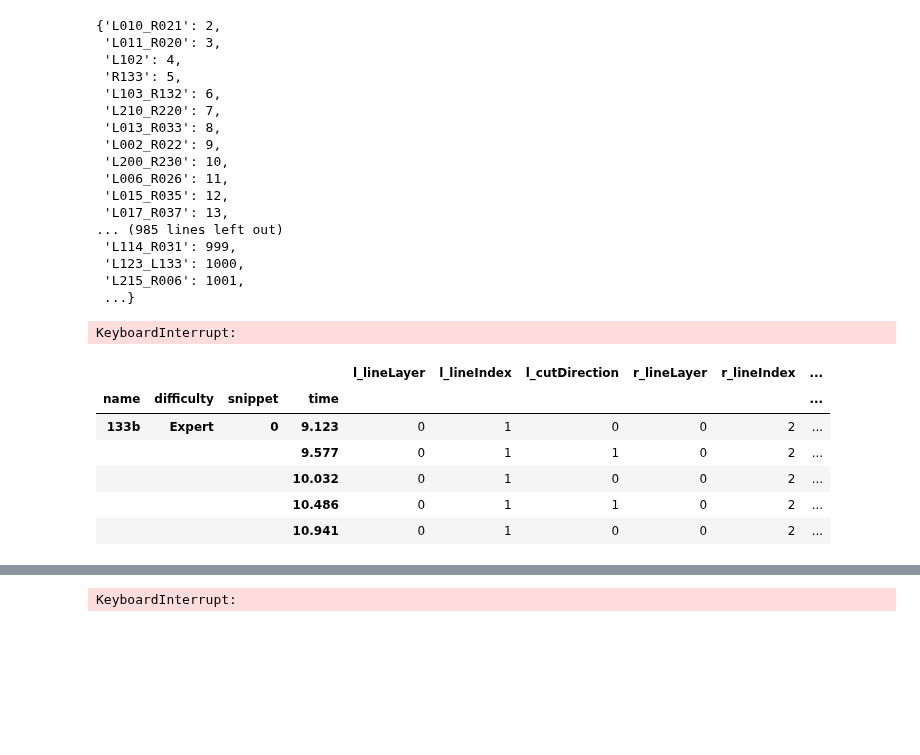
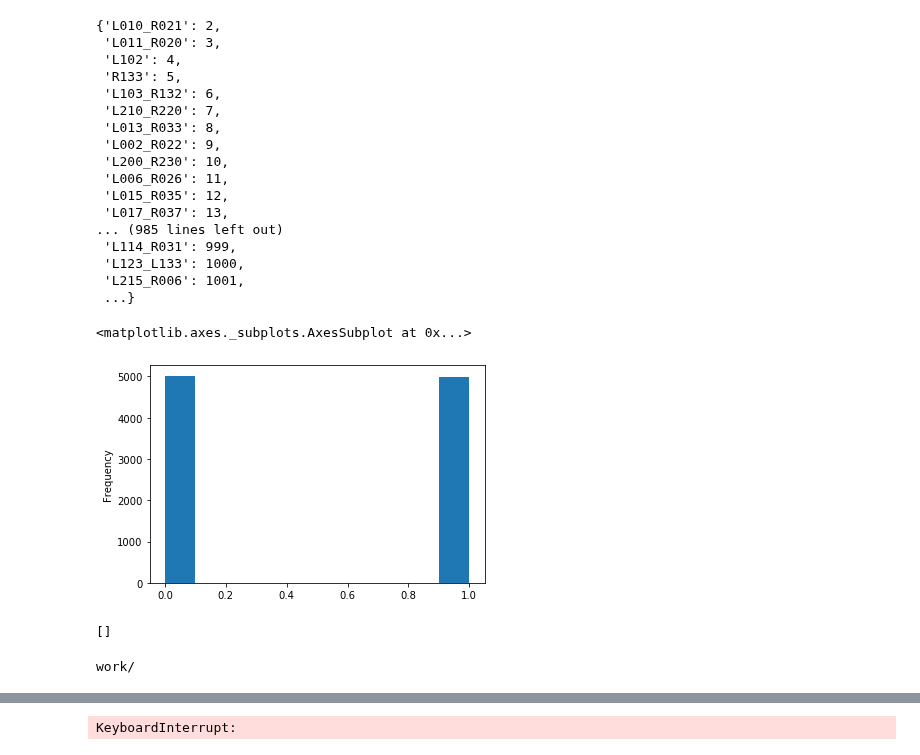
Before and after one commit to ronaldluc/DeepSaber, a Jupyter notebook: research/action_vectors/create_action_embeddings.ipynb, the cells around one changed output, grey strips where cells are left out. Drawn from its saved outputs; the diff is of its cells as text; code cells hidden in the pictures; blank space fills up the shorter version.

```diff
--- a/research/action_vectors/create_action_embeddings.ipynb
+++ b/research/action_vectors/create_action_embeddings.ipynb
@@ -818,17 +818,19 @@ gc.collect(0)
  'L123_L133': 1000,
  'L215_R006': 1001,
  ...}
-# %%
-pd.DataFrame(word_vecs).apply(np.array, axis=1)
-# %% [output]
-KeyboardInterrupt:
-# %%
-train.head()
-# %% [output]
-|  |  |  |  | l_lineLayer | l_lineIndex | l_cutDirection | r_lineLayer | r_lineIndex | ... |
-| name | difficulty | snippet | time |  |  |  |  |  | ... |
-| 133b | Expert | 0 | 9.123 | 0 | 1 | 0 | 0 | 2 | ... |
-|  |  |  | 9.577 | 0 | 1 | 1 | 0 | 2 | ... |
-|  |  |  | 10.032 | 0 | 1 | 0 | 0 | 2 | ... |
-|  |  |  | 10.486 | 0 | 1 | 1 | 0 | 2 | ... |
-|  |  |  | 10.941 | 0 | 1 | 0 | 0 | 2 | ... |
+# %%
+alpha = 0.0001
+pd.Series(np.random.beta(alpha, alpha, (10000)).astype('float32')).plot.hist()
+# %% [output]
+<matplotlib.axes._subplots.AxesSubplot at 0x...>
+[figure, added]
+# %%
+import re
+s = 'Age :  30 Affiliation :  University of Southern California Country of birth :  United Arab Emirates'
+re.findall(s, 'Age\s*:\s*(\d+)', flags=re.IGNORECASE)
+# %% [output]
+[]
+# %%
+ls ~
+# %% [output]
+work/
```
Also changed, not shown: parts of 5 cells of this notebook, 6 other files.
